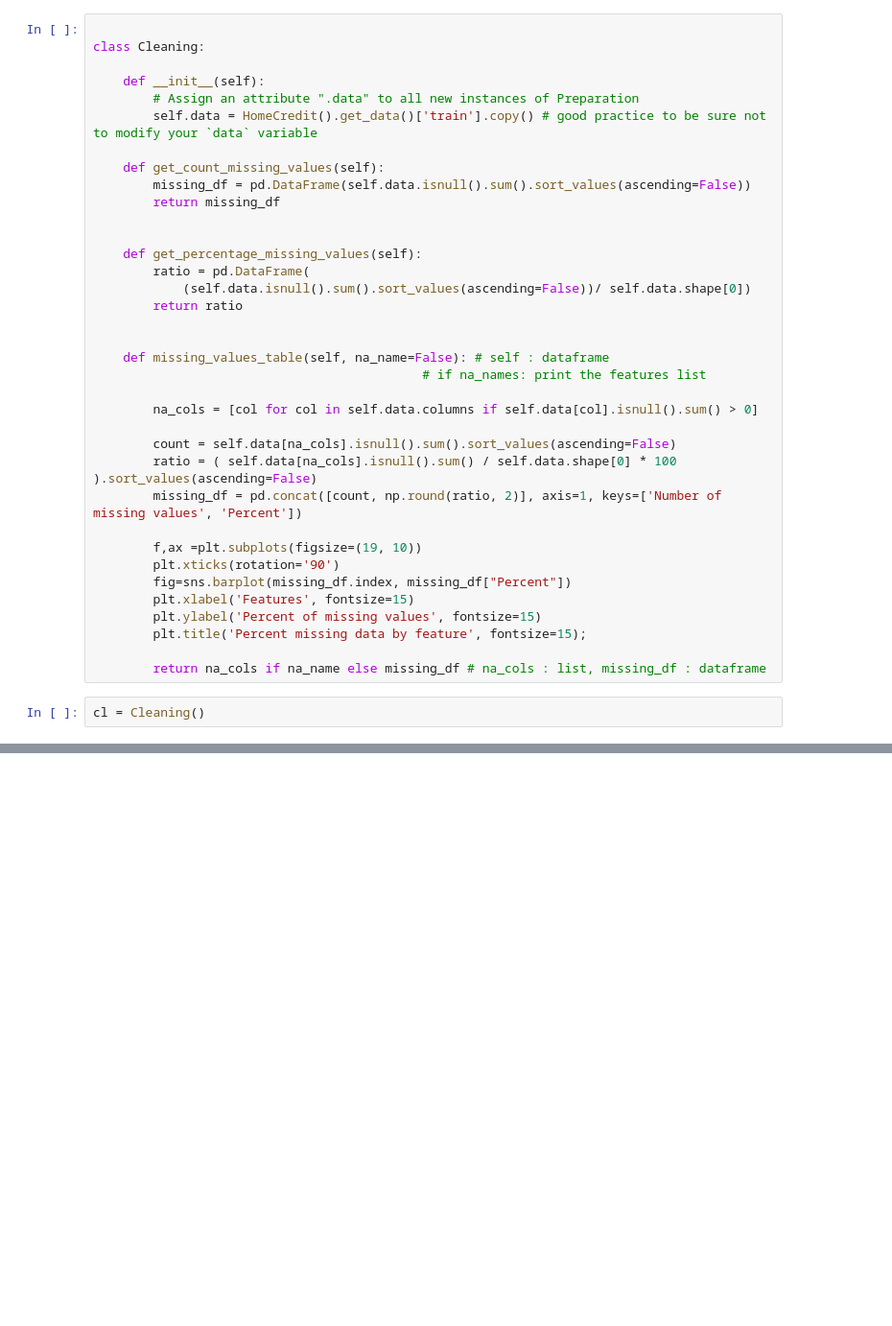
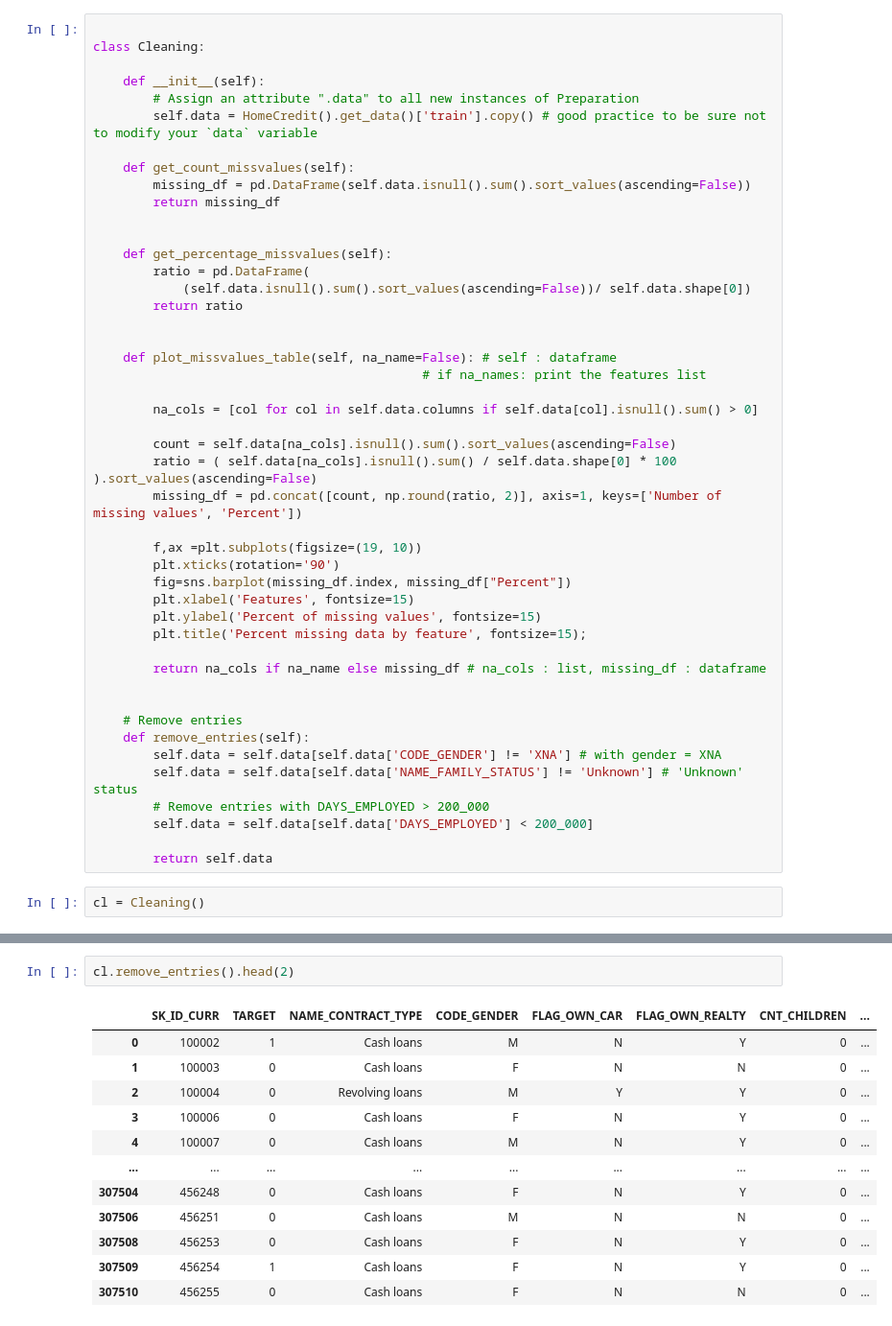
Before and after one commit to kelhoussaini/Home-Credit-Prediction, a Jupyter notebook: notebooks/build_Cleaning_class.ipynb, the cells around one changed output, grey strips where cells are left out. Shown at 96% size. Saved outputs shown, nothing was run; the diff lists cells and outputs as text; blank space fills up the shorter version.

```diff
--- a/notebooks/build_Cleaning_class.ipynb
+++ b/notebooks/build_Cleaning_class.ipynb
@@ -27,18 +24,18 @@ class Cleaning:
         # Assign an attribute ".data" to all new instances of Preparation
         self.data = HomeCredit().get_data()['train'].copy() # good practice to be sure not to modify your `data` variable
 
-    def get_count_missing_values(self):
+    def get_count_missvalues(self):
         missing_df = pd.DataFrame(self.data.isnull().sum().sort_values(ascending=False))
         return missing_df
 
 
-    def get_percentage_missing_values(self):
+    def get_percentage_missvalues(self):
         ratio = pd.DataFrame(
             (self.data.isnull().sum().sort_values(ascending=False))/ self.data.shape[0])
         return ratio
 
 
-    def missing_values_table(self, na_name=False): # self : dataframe
+    def plot_missvalues_table(self, na_name=False): # self : dataframe
                                             # if na_names: print the features list
 
         na_cols = [col for col in self.data.columns if self.data[col].isnull().sum() > 0]
@@ -55,5 +52,15 @@ class Cleaning:
         plt.title('Percent missing data by feature', fontsize=15);
 
         return na_cols if na_name else missing_df # na_cols : list, missing_df : dataframe
+
+
+    # Remove entries
+    def remove_entries(self):
+        self.data = self.data[self.data['CODE_GENDER'] != 'XNA'] # with gender = XNA
+        self.data = self.data[self.data['NAME_FAMILY_STATUS'] != 'Unknown'] # 'Unknown' status
+        # Remove entries with DAYS_EMPLOYED > 200_000
+        self.data = self.data[self.data['DAYS_EMPLOYED'] < 200_000]
+
+        return self.data
 # %%
 cl = Cleaning()
@@ -115,0 +125,15 @@ cl.missing_values_table()
+# %%
+cl.remove_entries().head(2)
+# %% [output]
+|  | SK_ID_CURR | TARGET | NAME_CONTRACT_TYPE | CODE_GENDER | FLAG_OWN_CAR | FLAG_OWN_REALTY | CNT_CHILDREN | ... |
+| 0 | 100002 | 1 | Cash loans | M | N | Y | 0 | ... |
+| 1 | 100003 | 0 | Cash loans | F | N | N | 0 | ... |
+| 2 | 100004 | 0 | Revolving loans | M | Y | Y | 0 | ... |
+| 3 | 100006 | 0 | Cash loans | F | N | Y | 0 | ... |
+| 4 | 100007 | 0 | Cash loans | M | N | Y | 0 | ... |
+| ... | ... | ... | ... | ... | ... | ... | ... | ... |
+| 307504 | 456248 | 0 | Cash loans | F | N | Y | 0 | ... |
+| 307506 | 456251 | 0 | Cash loans | M | N | N | 0 | ... |
+| 307508 | 456253 | 0 | Cash loans | F | N | Y | 0 | ... |
+| 307509 | 456254 | 1 | Cash loans | F | N | Y | 0 | ... |
+| 307510 | 456255 | 0 | Cash loans | F | N | N | 0 | ... |
```
Also changed, not shown: parts of 12 cells of this notebook.
